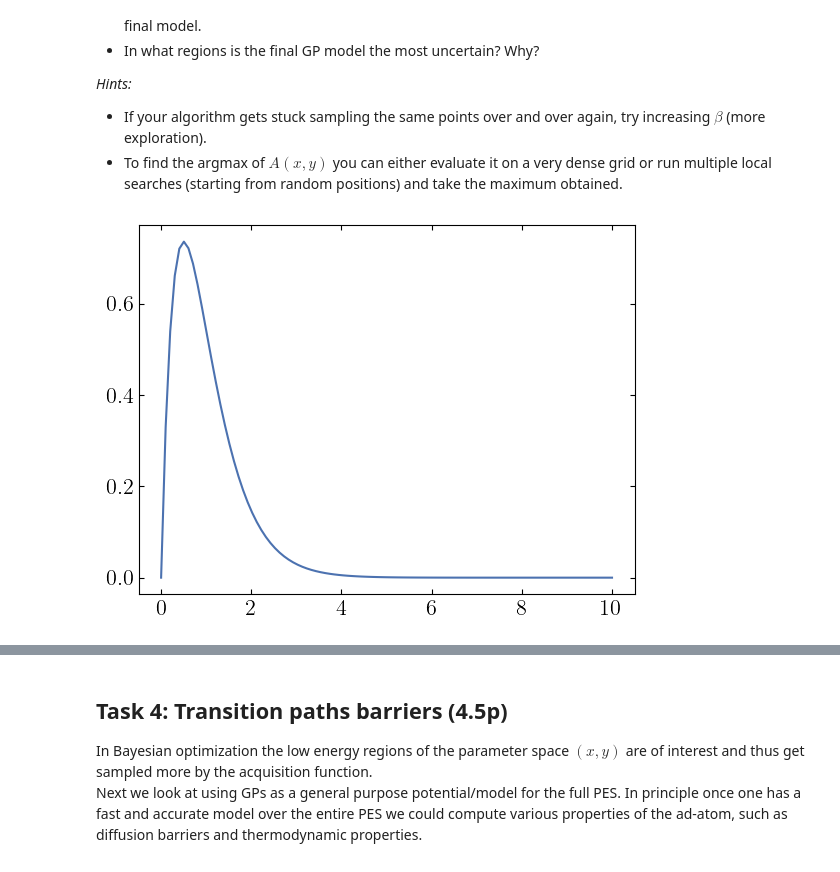
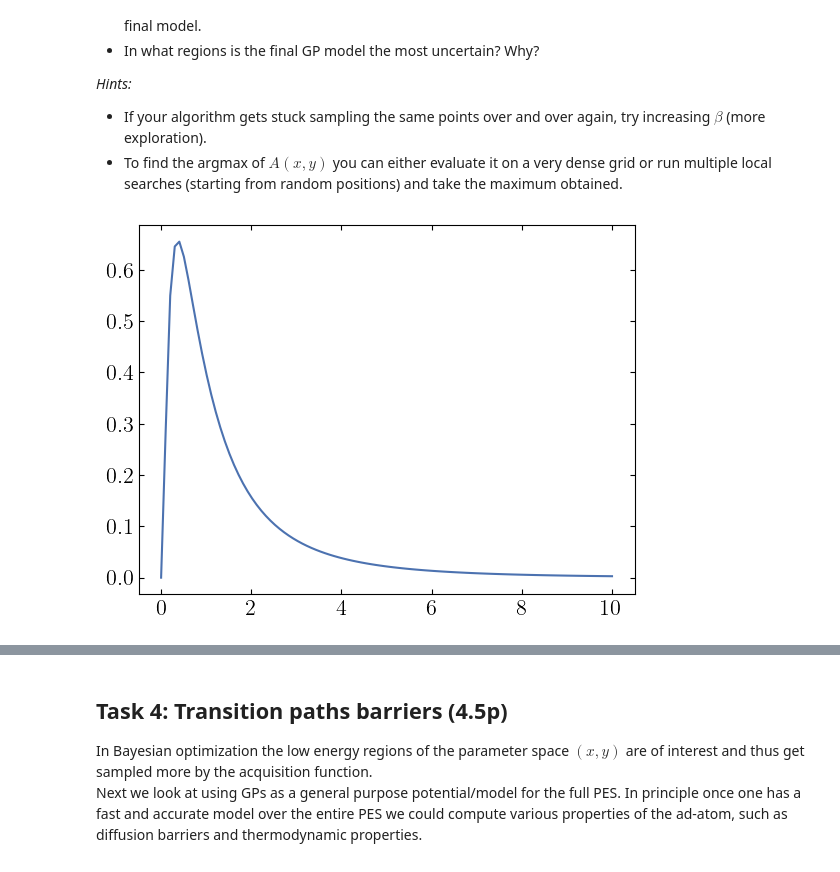
Before and after one commit to j-haralds/Advanced_sim, a Jupyter notebook: project_2b_shared/Jesper_project_2b.ipynb, the cells around one changed output, grey strips where cells are left out. Drawn from its saved outputs; the diff is of its cells as text; code cells hidden in the pictures.

```diff
--- a/project_2b_shared/Jesper_project_2b.ipynb
+++ b/project_2b_shared/Jesper_project_2b.ipynb
@@ -334,12 +334,12 @@ Start the Bayesian optimization from five (5) randomly drawn samples.
 # %%
 sigma = np.linspace(0, 10, 100)
 l = np.linspace(0, 30, 100)
-sig_pri = scipy.stats.gamma.pdf(sigma, a=2, scale=0.5) #
+sig_pri = scipy.stats.lognorm.pdf(sigma, s=1) #
 
 plt.plot(sigma, sig_pri, label='Prior on $\\sigma$');
 # plt.plot(l, l_pri, label='Prior on $l$')
 # %% [output]
-[figure, old version]
+[figure, new version]
 # %%
 def mean_variance_2_G_alpha_beta(mu, var):
     alpha= mu**2 / var
```
Also changed, not shown: parts of 8 cells of this notebook.
